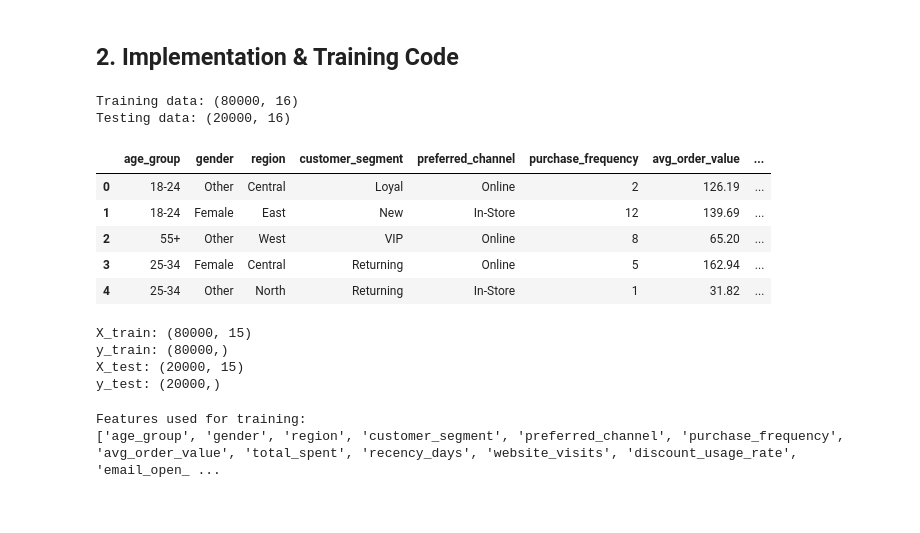
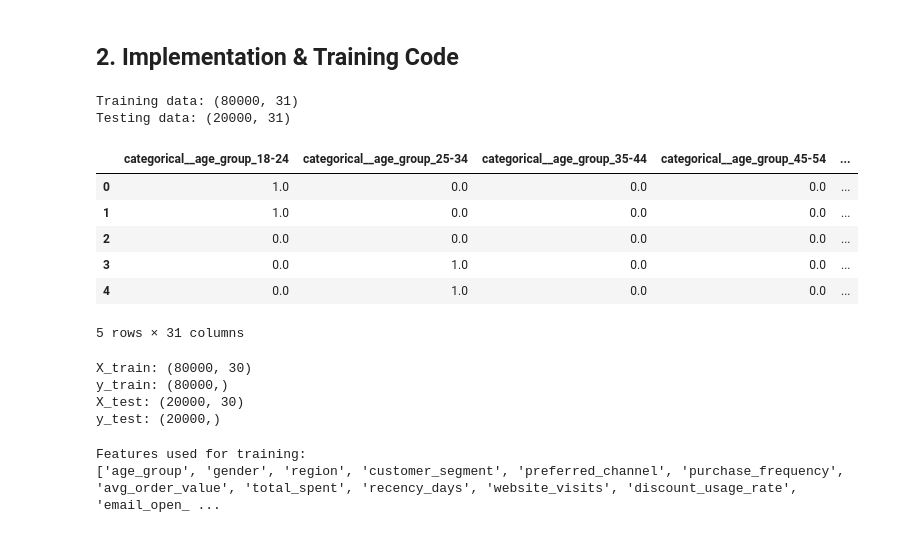
Before and after one commit to jooryA/SWE485-Project-Group6, a Jupyter notebook: Phase1_Supervised_Learning.ipynb, the cells around one changed output. Cells and saved outputs as stored; diff of their text form; code cells hidden in the pictures.

Commit message:
fix data source and data leakage

```diff
--- a/Phase1_Supervised_Learning.ipynb
+++ b/Phase1_Supervised_Learning.ipynb
@@ -33,25 +33,26 @@ Logistic Regression is the simple, interpretable baseline. Random Forest is the
 # %%
 import pandas as pd
 
 # Load the training and testing datasets
-train = pd.read_csv("Dataset/Processed/train_selected.csv")
-test = pd.read_csv("Dataset/Processed/test_selected.csv")
+train = pd.read_csv("Dataset/Processed/train_processed.csv")
+test = pd.read_csv("Dataset/Processed/test_processed.csv")
 
 # Display dataset dimensions
 print("Training data:", train.shape)
 print("Testing data:", test.shape)
 
 # Preview the training data
 train.head()
 # %% [output]
-Training data: (80000, 16)
-Testing data: (20000, 16)
+Training data: (80000, 31)
+Testing data: (20000, 31)
-|  | age_group | gender | region | customer_segment | preferred_channel | purchase_frequency | avg_order_value | ... |
-| 0 | 18-24 | Other | Central | Loyal | Online | 2 | 126.19 | ... |
-| 1 | 18-24 | Female | East | New | In-Store | 12 | 139.69 | ... |
-| 2 | 55+ | Other | West | VIP | Online | 8 | 65.20 | ... |
-| 3 | 25-34 | Female | Central | Returning | Online | 5 | 162.94 | ... |
-| 4 | 25-34 | Other | North | Returning | In-Store | 1 | 31.82 | ... |
+|  | categorical__age_group_18-24 | categorical__age_group_25-34 | categorical__age_group_35-44 | categorical__age_group_45-54 | ... |
+| 0 | 1.0 | 0.0 | 0.0 | 0.0 | ... |
+| 1 | 1.0 | 0.0 | 0.0 | 0.0 | ... |
+| 2 | 0.0 | 0.0 | 0.0 | 0.0 | ... |
+| 3 | 0.0 | 1.0 | 0.0 | 0.0 | ... |
+| 4 | 0.0 | 1.0 | 0.0 | 0.0 | ... |
+5 rows × 31 columns
 # %%
 # Separate features and target
 
@@ -68,9 +69,9 @@ print("y_train:", y_train.shape)
 print("X_test:", X_test.shape)
 print("y_test:", y_test.shape)
 # %% [output]
-X_train: (80000, 15)
+X_train: (80000, 30)
 y_train: (80000,)
-X_test: (20000, 15)
+X_test: (20000, 30)
 y_test: (20000,)
 # %%
 print("Features used for training:")
```
Also changed, not shown: parts of 16 cells of this notebook.
